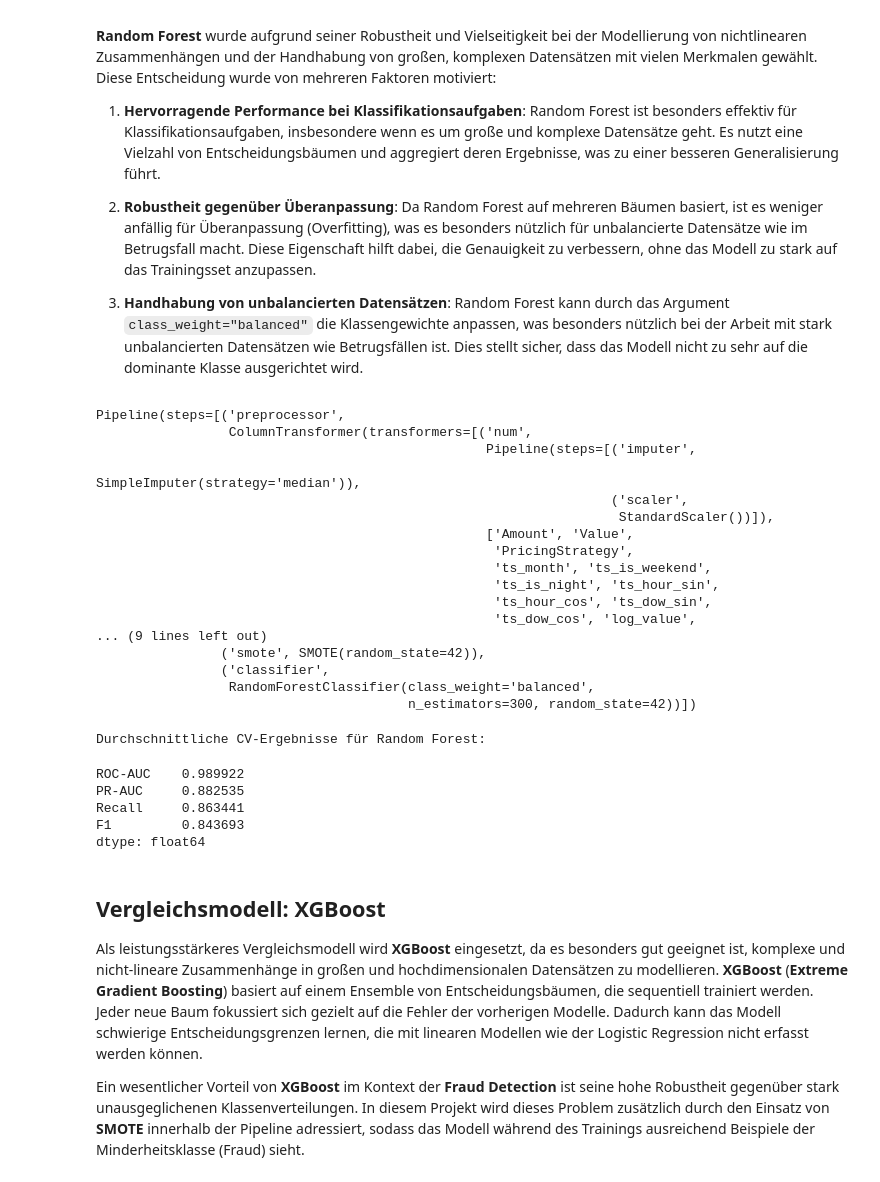
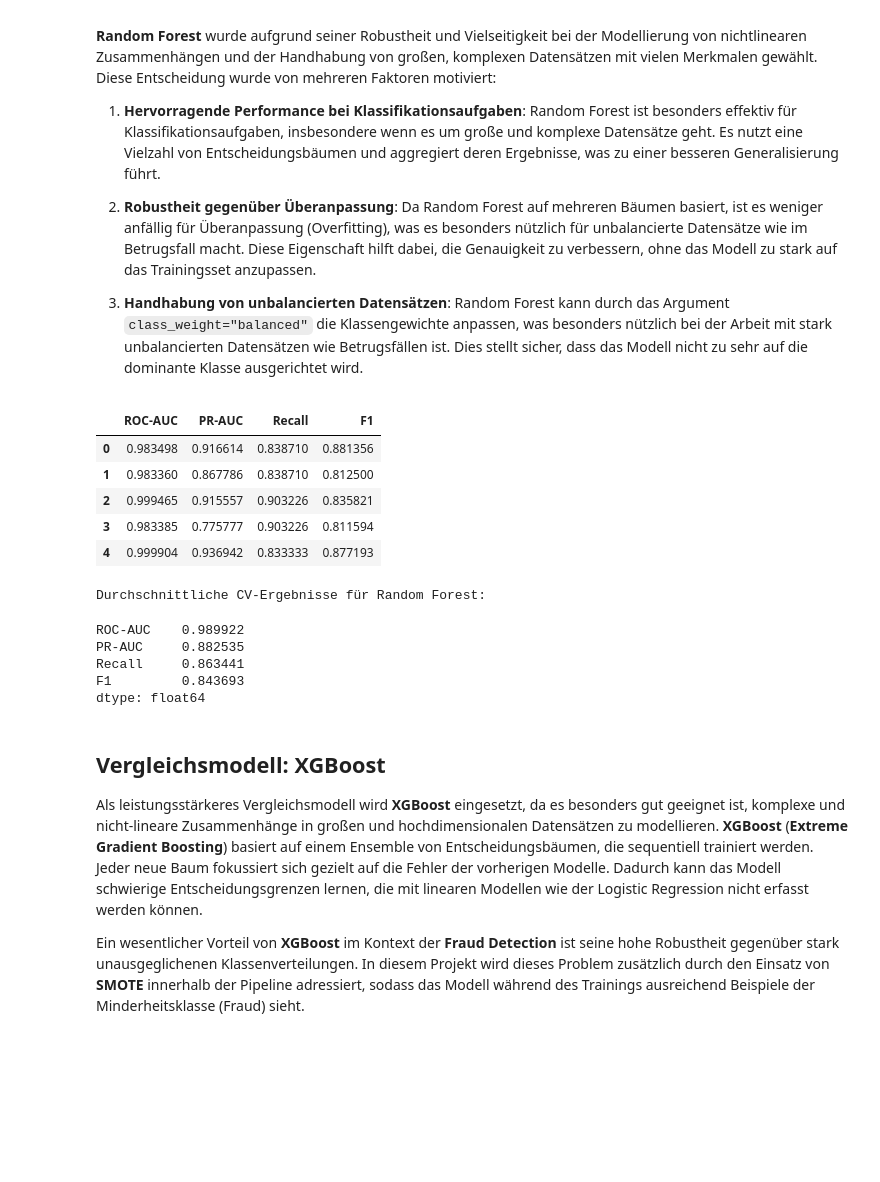
Before and after one commit to Bernardtouck/KI-Fraud-Detection, a Jupyter notebook: notebooks/04_modeling.ipynb, the cells around one changed output. Cells and saved outputs as stored; diff of their text form; code cells hidden in the pictures; blank space fills up the shorter version.

Commit message:
chore(modeling): remove intermediate fit after pipeline definition, keep final fit

```diff
--- a/notebooks/04_modeling.ipynb
+++ b/notebooks/04_modeling.ipynb
@@ -177,5 +177,3 @@ wodurch Datenlecks vermieden werden.
 # Cross-Validation mit StratifiedKFold
 cv = StratifiedKFold(n_splits=5, shuffle=True, random_state=42)
 cv_results = cross_validate(logreg_pipeline, X_train, y_train, cv=cv, scoring=scoring)
-
-logreg_pipeline.fit(X_train, y_train)
@@ -242,41 +222,29 @@ rf_pipeline = ImbPipeline(steps=[
     ("smote", smote),
     ("classifier", RandomForestClassifier(n_estimators=300, class_weight="balanced", random_state=42))
 ])
-
-rf_pipeline.fit(X_train, y_train)
-# %% [output]
-Pipeline(steps=[('preprocessor',
-                 ColumnTransformer(transformers=[('num',
-                                                  Pipeline(steps=[('imputer',
-                                                                   SimpleImputer(strategy='median')),
-                                                                  ('scaler',
-                                                                   StandardScaler())]),
-                                                  ['Amount', 'Value',
-                                                   'PricingStrategy',
-                                                   'ts_month', 'ts_is_weekend',
-                                                   'ts_is_night', 'ts_hour_sin',
-                                                   'ts_hour_cos', 'ts_dow_sin',
-                                                   'ts_dow_cos', 'log_value',
-... (9 lines left out)
-                ('smote', SMOTE(random_state=42)),
-                ('classifier',
-                 RandomForestClassifier(class_weight='balanced',
-                                        n_estimators=300, random_state=42))])
 # %%
 # Cross-Validation mit StratifiedKFold fur Random Forest
 cv_rf_results = cross_validate(rf_pipeline, X_train, y_train, cv=cv, scoring=scoring)
 
 # Ergebnisse der Cross-Validation für Random Forest anzeigen
 cv_rf_summary = pd.DataFrame({
     "ROC-AUC": cv_rf_results["test_roc_auc"],
     "PR-AUC": cv_rf_results["test_pr_auc"],
     "Recall": cv_rf_results["test_recall"],
     "F1": cv_rf_results["test_f1"]
 })
 
+display(cv_rf_summary)
+
 print("\nDurchschnittliche CV-Ergebnisse für Random Forest:")
 display(cv_rf_summary.mean())
 # %% [output]
+|  | ROC-AUC | PR-AUC | Recall | F1 |
+| 0 | 0.983498 | 0.916614 | 0.838710 | 0.881356 |
+| 1 | 0.983360 | 0.867786 | 0.838710 | 0.812500 |
+| 2 | 0.999465 | 0.915557 | 0.903226 | 0.835821 |
+| 3 | 0.983385 | 0.775777 | 0.903226 | 0.811594 |
+| 4 | 0.999904 | 0.936942 | 0.833333 | 0.877193 |
 Durchschnittliche CV-Ergebnisse für Random Forest:
 ROC-AUC    0.989922
 PR-AUC     0.882535
```
Also changed, not shown: parts of 2 cells of this notebook.
